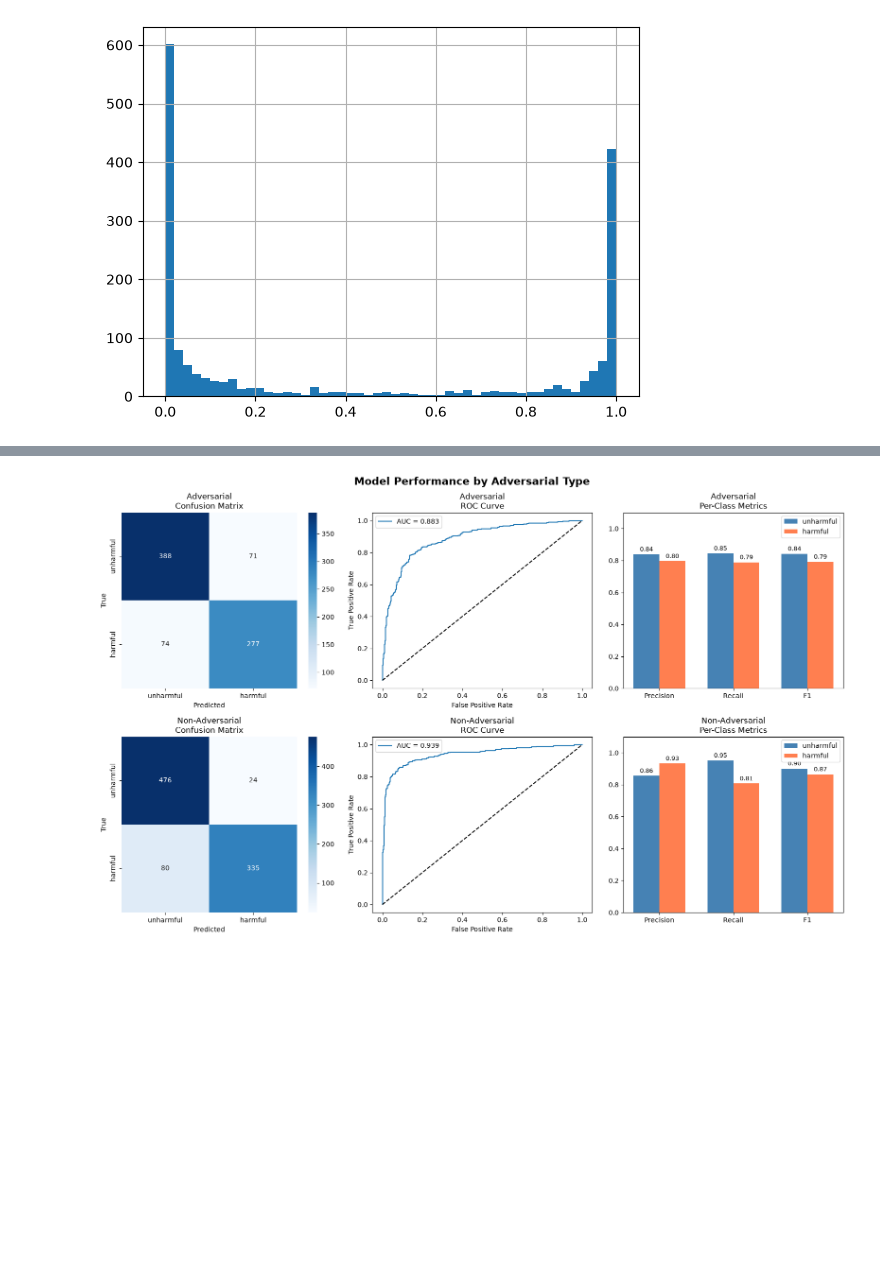
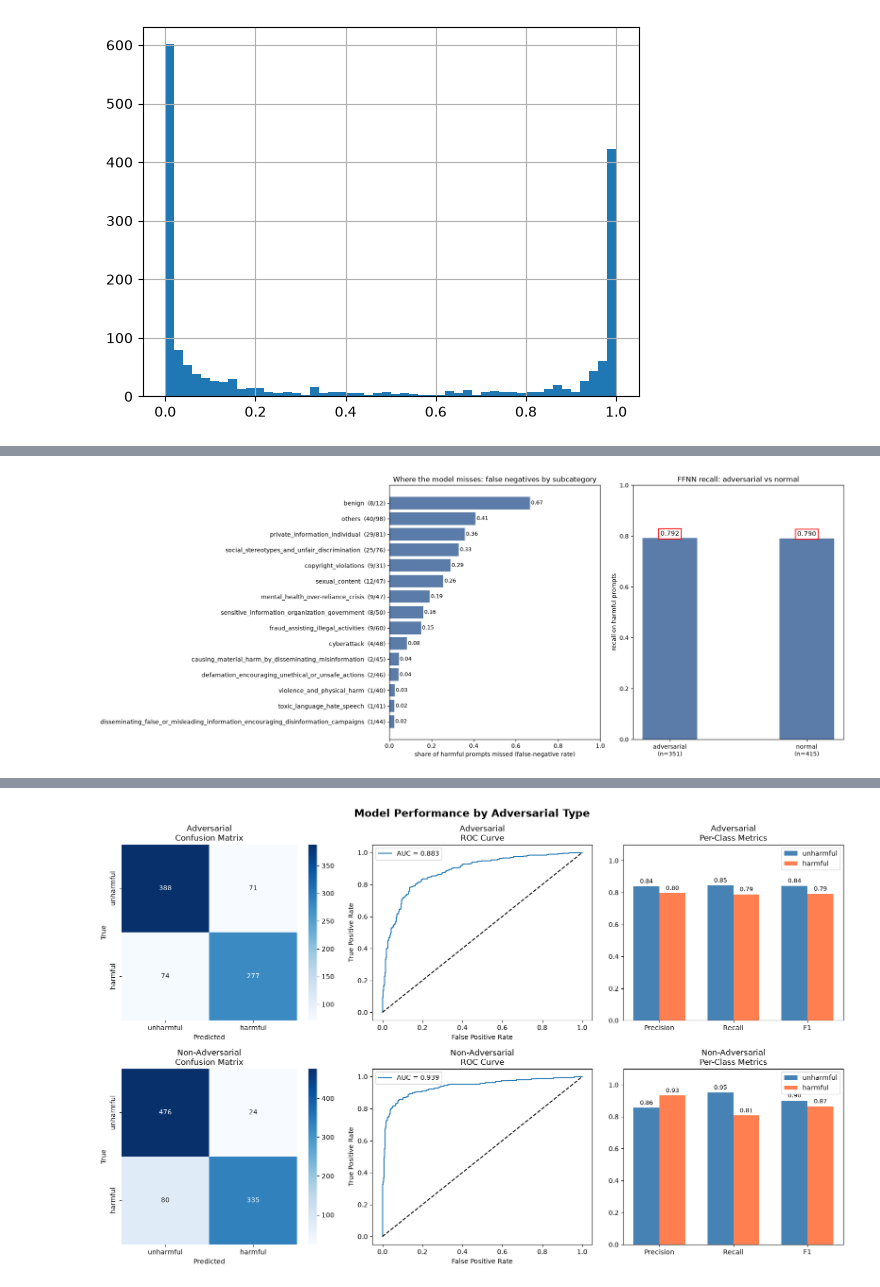
Before and after one commit to strouddm/project-jail-break, a Jupyter notebook: notebooks/02_rachel_ffnn_models.ipynb, the cells around one changed output, grey strips where cells are left out. Cells and saved outputs as stored; diff of their text form; code cells hidden in the pictures; blank space fills up the shorter version.

Commit message:
updates to ffnn

```diff
--- a/notebooks/02_rachel_ffnn_models.ipynb
+++ b/notebooks/02_rachel_ffnn_models.ipynb
@@ -517,3 +570,54 @@ test_single_df['Y_pred_prob'].hist(bins=50)
+# %%
+# False negative rate by subcategory
+fn_by_sub = (
+    test_single_df[test_single_df['harm'] == 1]
+    .groupby('subcategory')
+    .apply(lambda x: pd.Series({
+        'missed': (x['Y_pred'] == 0).sum(),
+        'total': len(x),
+        'fn_rate': (x['Y_pred'] == 0).mean()
+    }))
+    .reset_index()
+    .sort_values('fn_rate', ascending=True)
+)
+fn_by_sub['label'] = fn_by_sub.apply(lambda r: f"{r['subcategory']}  ({int(r['missed'])}/{int(r['total'])})", axis=1)
+
+# Adversarial recall
+adv_recall = {}
+for adv_val, label in [(True, 'adversarial'), (False, 'normal')]:
+    subset = test_single_df[(test_single_df['adversarial'] == adv_val) & (test_single_df['harm'] == 1)]
+    adv_recall[label] = {'recall': (subset['Y_pred'] == 1).mean(), 'n': len(subset)}
+
+fig, axes = plt.subplots(1, 2, figsize=(18, 7))
+
+# Panel 1 — false negatives by subcategory
+colors = ['#5B7BA8'] * len(fn_by_sub)
+bars = axes[0].barh(fn_by_sub['label'], fn_by_sub['fn_rate'], color=colors)
+for bar, val in zip(bars, fn_by_sub['fn_rate']):
+    axes[0].text(bar.get_width() + 0.005, bar.get_y() + bar.get_height()/2,
+                 f'{val:.2f}', va='center', fontsize=9)
+axes[0].set_xlim(0, 1)
+axes[0].set_xlabel('share of harmful prompts missed (false-negative rate)')
+axes[0].set_title('Where the model misses: false negatives by subcategory')
+
+# Panel 2 — adversarial vs normal recall
+labels = ['adversarial', 'normal']
+recalls = [adv_recall[l]['recall'] for l in labels]
+ns = [adv_recall[l]['n'] for l in labels]
+xlabels = [f'{l}\n(n={n})' for l, n in zip(labels, ns)]
+bars = axes[1].bar(xlabels, recalls, color='#5B7BA8', width=0.4)
+for bar, val in zip(bars, recalls):
+    axes[1].text(bar.get_x() + bar.get_width()/2, bar.get_height() + 0.01,
+                 f'{val:.3f}', ha='center', fontsize=11,
+                 bbox=dict(boxstyle='square,pad=0.3', facecolor='white', edgecolor='red', linewidth=1.5))
+axes[1].set_ylim(0, 1)
+axes[1].set_ylabel('recall on harmful prompts')
+axes[1].set_title('FFNN recall: adversarial vs normal')
+
+plt.tight_layout()
+plt.show()
+# %% [output]
+[figure, added]
 # %%
 # Accuracy by adversarial classes
 
```
Also changed, not shown: parts of 14 cells of this notebook.
